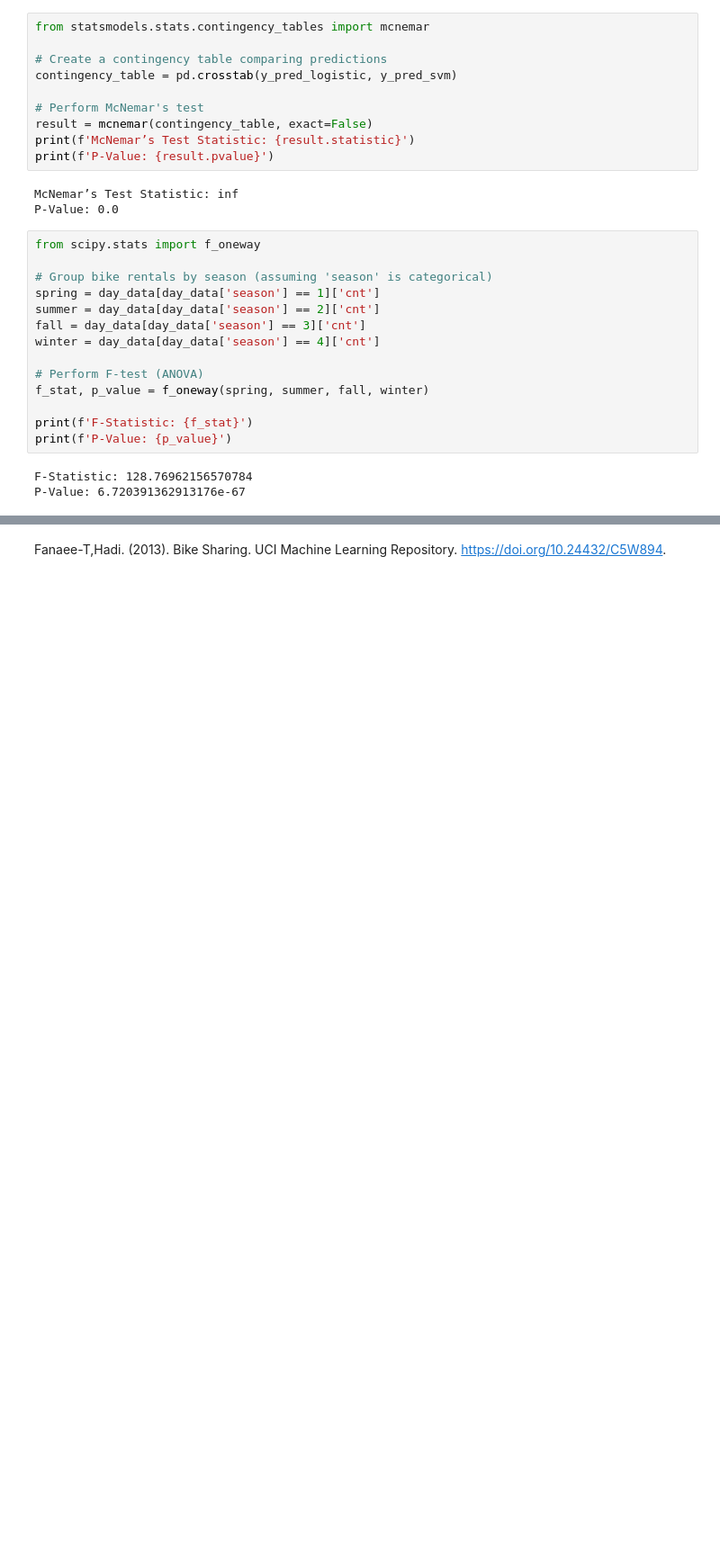
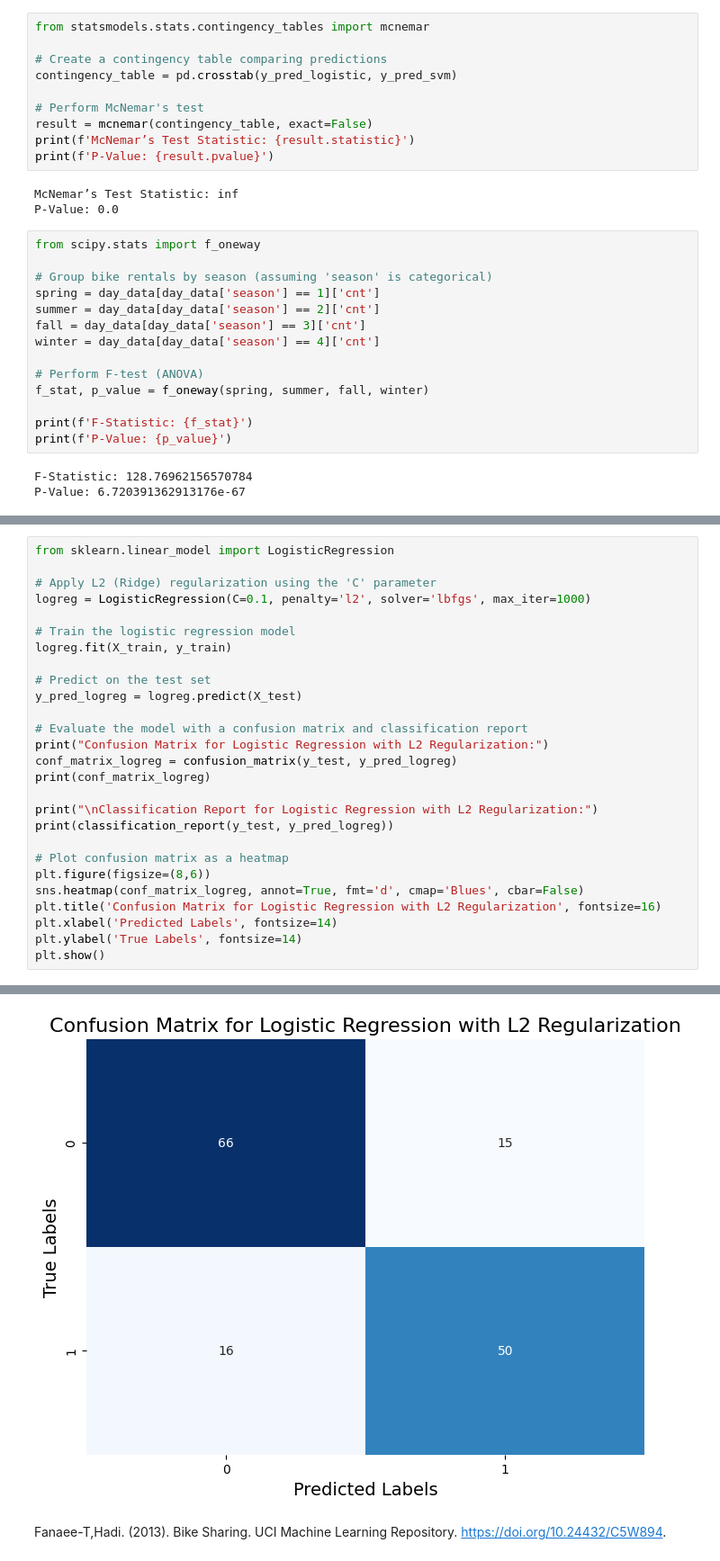
Before and after one commit to s9b/bike-rental-and-sharing-analysis, a Jupyter notebook: bike_rental_and_sharing_analysis.ipynb, the cells around one changed output, grey strips where cells are left out. Shown at 90% size. Saved outputs shown, nothing was run; the diff lists cells and outputs as text; blank space fills up the shorter version.

```diff
--- a/bike_rental_and_sharing_analysis.ipynb
+++ b/bike_rental_and_sharing_analysis.ipynb
@@ -323,0 +446,28 @@ P-Value: 6.720391362913176e-67
+# %%
+from sklearn.linear_model import LogisticRegression
+
+# Apply L2 (Ridge) regularization using the 'C' parameter
+logreg = LogisticRegression(C=0.1, penalty='l2', solver='lbfgs', max_iter=1000)
+
+# Train the logistic regression model
+logreg.fit(X_train, y_train)
+
+# Predict on the test set
+y_pred_logreg = logreg.predict(X_test)
+
+# Evaluate the model with a confusion matrix and classification report
+print("Confusion Matrix for Logistic Regression with L2 Regularization:")
+conf_matrix_logreg = confusion_matrix(y_test, y_pred_logreg)
+print(conf_matrix_logreg)
+
+print("\nClassification Report for Logistic Regression with L2 Regularization:")
+print(classification_report(y_test, y_pred_logreg))
+
+# Plot confusion matrix as a heatmap
+plt.figure(figsize=(8,6))
+sns.heatmap(conf_matrix_logreg, annot=True, fmt='d', cmap='Blues', cbar=False)
+plt.title('Confusion Matrix for Logistic Regression with L2 Regularization', fontsize=16)
+plt.xlabel('Predicted Labels', fontsize=14)
+plt.ylabel('True Labels', fontsize=14)
+plt.show()
+# %% [output]
@@ -324,2 +487,3 @@ P-Value: 6.720391362913176e-67
+[figure, added]
 # %% [markdown]
 Fanaee-T,Hadi. (2013). Bike Sharing. UCI Machine Learning Repository. https://doi.org/10.24432/C5W894.
```
Also changed, not shown: parts of 8 cells of this notebook.
